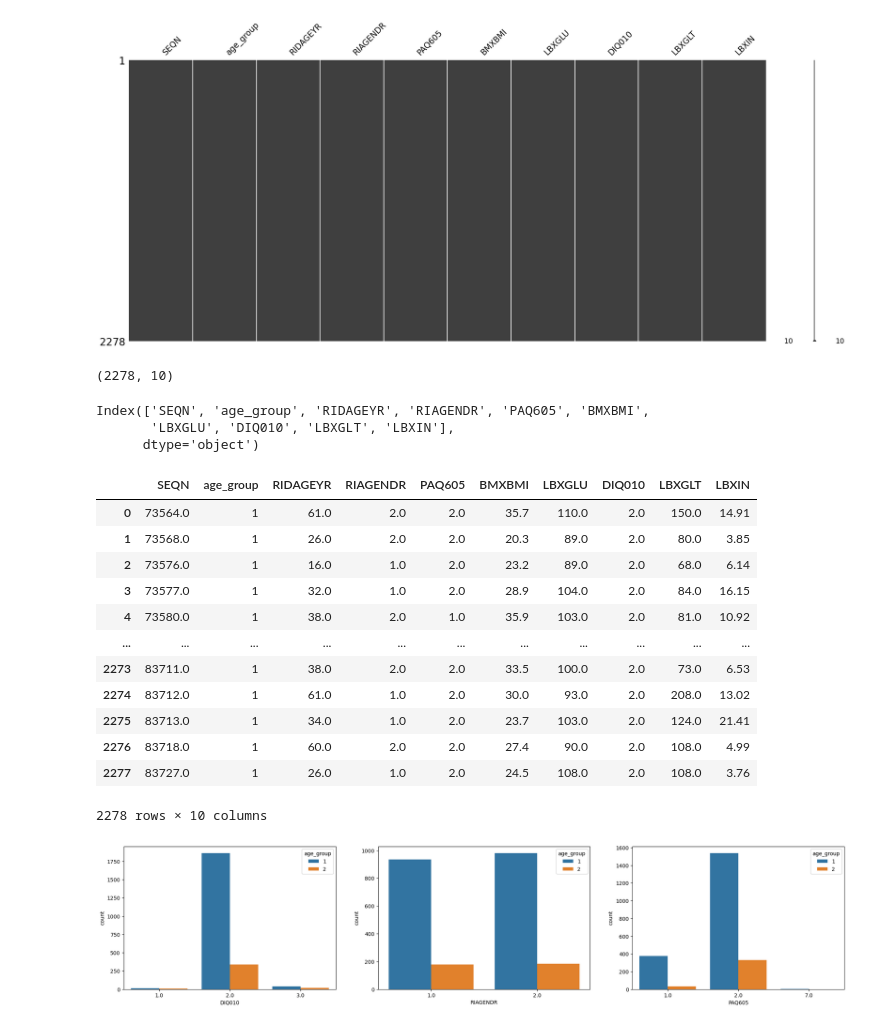
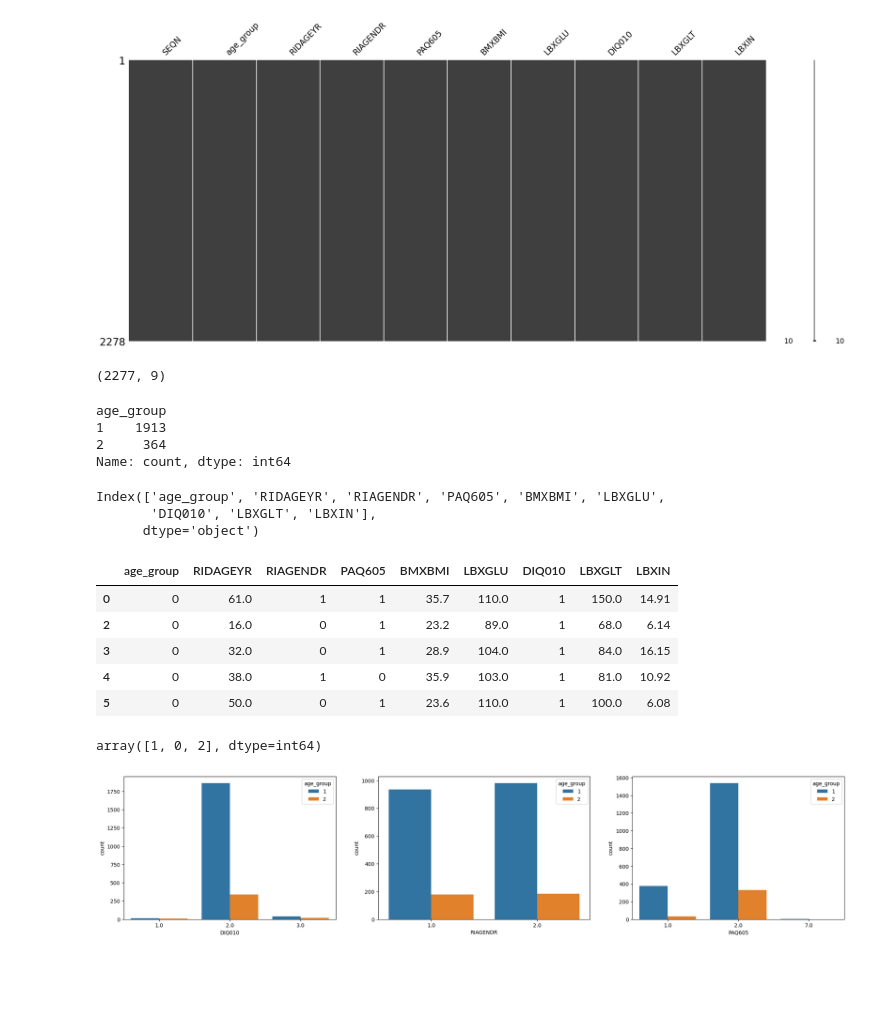
Before and after one commit to 2023396RachelMaeLademora/CA2_Data_Preparation_Machine_Learning, a Jupyter notebook: Rachel Mae Lademora_DP_ML_HDip_CA2.ipynb, the cells around one changed output. Saved outputs shown, nothing was run; the diff lists cells and outputs as text; code cells hidden in the pictures; blank space fills up the shorter version.

```diff
--- a/Rachel Mae Lademora_DP_ML_HDip_CA2.ipynb
+++ b/Rachel Mae Lademora_DP_ML_HDip_CA2.ipynb
@@ -94,12 +128,20 @@ msno.matrix(df)
 <Axes: >
 [figure]
 # %%
-df.shape
+df_new.shape
 # %% [output]
-(2278, 10)
+(2277, 9)
+# %%
+df_new["age_group"].unique()
+df_new["age_group"].value_counts()
+# %% [output]
+age_group
+1    1913
+2     364
+Name: count, dtype: int64
 # %%
-df.columns
+df_new.columns
 # %% [output]
-Index(['SEQN', 'age_group', 'RIDAGEYR', 'RIAGENDR', 'PAQ605', 'BMXBMI',
-       'LBXGLU', 'DIQ010', 'LBXGLT', 'LBXIN'],
+Index(['age_group', 'RIDAGEYR', 'RIAGENDR', 'PAQ605', 'BMXBMI', 'LBXGLU',
+       'DIQ010', 'LBXGLT', 'LBXIN'],
       dtype='object')
@@ -106,23 +156,16 @@ Index(['SEQN', 'age_group', 'RIDAGEYR', 'RIAGENDR', 'PAQ605', 'BMXBMI',
+# %%
+df_new.head()
+# %% [output]
+|  | age_group | RIDAGEYR | RIAGENDR | PAQ605 | BMXBMI | LBXGLU | DIQ010 | LBXGLT | LBXIN |
+| 0 | 0 | 61.0 | 1 | 1 | 35.7 | 110.0 | 1 | 150.0 | 14.91 |
+| 2 | 0 | 16.0 | 0 | 1 | 23.2 | 89.0 | 1 | 68.0 | 6.14 |
+| 3 | 0 | 32.0 | 0 | 1 | 28.9 | 104.0 | 1 | 84.0 | 16.15 |
+| 4 | 0 | 38.0 | 1 | 0 | 35.9 | 103.0 | 1 | 81.0 | 10.92 |
+| 5 | 0 | 50.0 | 0 | 1 | 23.6 | 110.0 | 1 | 100.0 | 6.08 |
 # %%
-#label encoding
-age_group = {'Adult':1,'Senior':2}
-df['age_group'] = df['age_group'].replace(age_group)
+df_new['DIQ010'].unique()
+# %% [output]
+array([1, 0, 2], dtype=int64)
-# %%
-df
-# %% [output]
-|  | SEQN | age_group | RIDAGEYR | RIAGENDR | PAQ605 | BMXBMI | LBXGLU | DIQ010 | LBXGLT | LBXIN |
-| 0 | 73564.0 | 1 | 61.0 | 2.0 | 2.0 | 35.7 | 110.0 | 2.0 | 150.0 | 14.91 |
-| 1 | 73568.0 | 1 | 26.0 | 2.0 | 2.0 | 20.3 | 89.0 | 2.0 | 80.0 | 3.85 |
-| 2 | 73576.0 | 1 | 16.0 | 1.0 | 2.0 | 23.2 | 89.0 | 2.0 | 68.0 | 6.14 |
-| 3 | 73577.0 | 1 | 32.0 | 1.0 | 2.0 | 28.9 | 104.0 | 2.0 | 84.0 | 16.15 |
-| 4 | 73580.0 | 1 | 38.0 | 2.0 | 1.0 | 35.9 | 103.0 | 2.0 | 81.0 | 10.92 |
-| ... | ... | ... | ... | ... | ... | ... | ... | ... | ... | ... |
-| 2273 | 83711.0 | 1 | 38.0 | 2.0 | 2.0 | 33.5 | 100.0 | 2.0 | 73.0 | 6.53 |
-| 2274 | 83712.0 | 1 | 61.0 | 1.0 | 2.0 | 30.0 | 93.0 | 2.0 | 208.0 | 13.02 |
-| 2275 | 83713.0 | 1 | 34.0 | 1.0 | 2.0 | 23.7 | 103.0 | 2.0 | 124.0 | 21.41 |
-| 2276 | 83718.0 | 1 | 60.0 | 2.0 | 2.0 | 27.4 | 90.0 | 2.0 | 108.0 | 4.99 |
-| 2277 | 83727.0 | 1 | 26.0 | 1.0 | 2.0 | 24.5 | 108.0 | 2.0 | 108.0 | 3.76 |
-2278 rows × 10 columns
 # %%
 fig, ax = plt.subplots(1,3,figsize=(25,5))
 for i, col in enumerate(["DIQ010","RIAGENDR","PAQ605"]):
```
Also changed, not shown: parts of 7 cells of this notebook.
